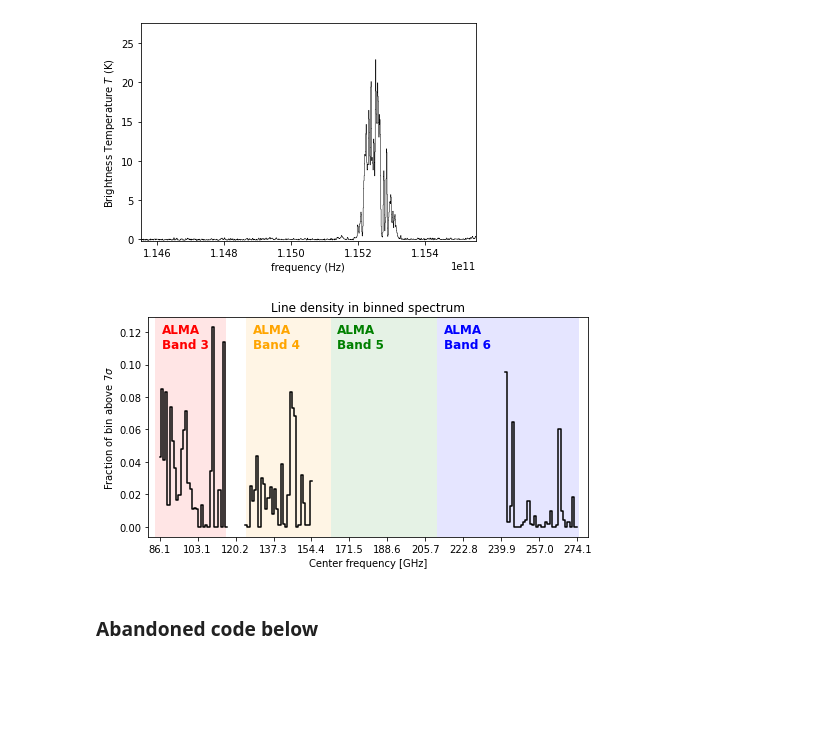
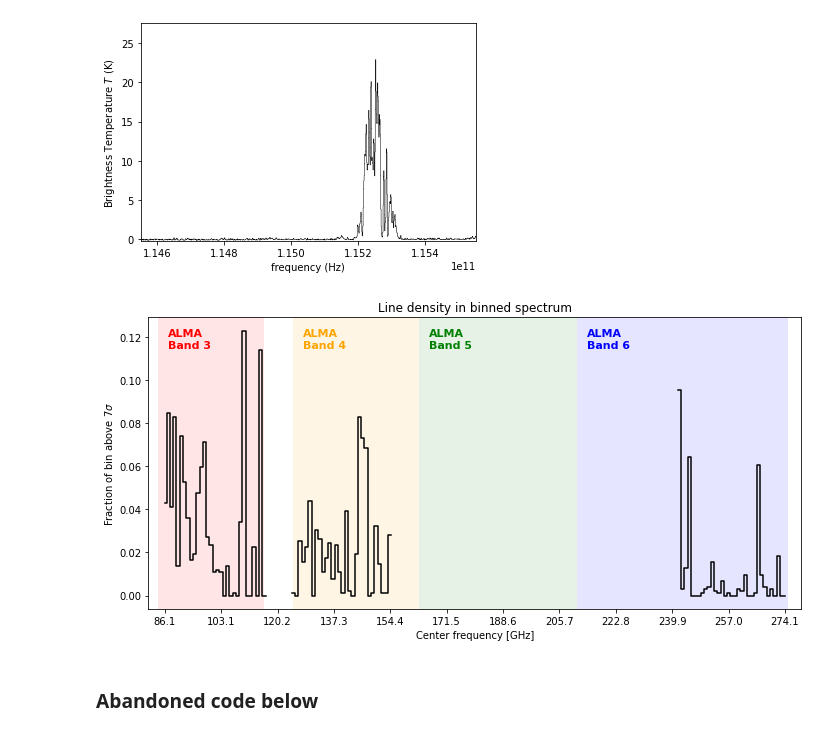
Before and after one commit to abulatek/brick, a Jupyter notebook: first_results/SummaryPlot_v2.ipynb, the cells around one changed output. Cells and saved outputs as stored; diff of their text form; code cells hidden in the pictures; blank space fills up the shorter version.

Commit message:
Fixed aspect ratio on summary plot

```diff
--- a/first_results/SummaryPlot_v2.ipynb
+++ b/first_results/SummaryPlot_v2.ipynb
@@ -204,31 +204,31 @@ Fraction above 7*sigma: 0.11414634146341464
 [figure]
 # %%
 import matplotlib.patches as mpatches
-fig = plt.figure(figsize=(7.1, 4))
+fig = plt.figure(figsize=(10, 5)) # 7.1, 4 for ALMA proposal
 ax = fig.add_subplot(111)
 plt.plot(freq_bin_centers*(1/(10.**9)), fractions, linestyle = '-', color = 'k', drawstyle = 'steps-mid')
 plt.xlabel('Center frequency [GHz]')
 plt.ylabel('Fraction of bin above $7\sigma$')
 plt.title('Line density in binned spectrum')
 plt.xlim(np.min(freq_bin_centers*(1/(10.**9)))-5, np.max(freq_bin_centers*(1/(10.**9)))+5)
 plt.xticks(np.linspace(np.min(freq_bin_centers*(1/(10.**9))), np.max(freq_bin_centers*(1/(10.**9))), 12))
 plt.tight_layout()
 band3 = mpatches.Rectangle((84, -0.02), (116. - 84.), 0.2, alpha = 0.1, facecolor = "red")
 band4 = mpatches.Rectangle((125, -0.02), (163. - 125.), 0.2, alpha = 0.1, facecolor = "orange")
 band5 = mpatches.Rectangle((163, -0.02), (211. - 163.), 0.2, alpha = 0.1, facecolor = "green")
 band6 = mpatches.Rectangle((211, -0.02), (275. - 211.), 0.2, alpha = 0.1, facecolor = "blue")
 plt.gca().add_patch(band3)
 plt.gca().add_patch(band4)
 plt.gca().add_patch(band5)
 plt.gca().add_patch(band6)
-ax.text(84 + 3, 0.11, 'ALMA\nBand 3', fontsize=12, color="red", fontweight="bold")
-ax.text(125 + 3, 0.11, 'ALMA\nBand 4', fontsize=12, color="orange", fontweight="bold")
-ax.text(163 + 3, 0.11, 'ALMA\nBand 5', fontsize=12, color="green", fontweight="bold")
-ax.text(211 + 3, 0.11, 'ALMA\nBand 6', fontsize=12, color="blue", fontweight="bold")
+ax.text(84 + 3, 0.115, 'ALMA\nBand 3', fontsize=11, color="red", fontweight="bold") # 2nd argument is 0.11 for ALMA proposal
+ax.text(125 + 3, 0.115, 'ALMA\nBand 4', fontsize=11, color="orange", fontweight="bold")
+ax.text(163 + 3, 0.115, 'ALMA\nBand 5', fontsize=11, color="green", fontweight="bold")
+ax.text(211 + 3, 0.115, 'ALMA\nBand 6', fontsize=11, color="blue", fontweight="bold")
 plt.savefig('/blue/adamginsburg/abulatek/brick/first_results/figures/line_density.pdf')
 plt.show()
 # %% [output]
-[figure, old version]
+[figure, new version]
 # %% [markdown]
 ### Abandoned code below
 # %%
```
Also changed, not shown: 2 other files.
